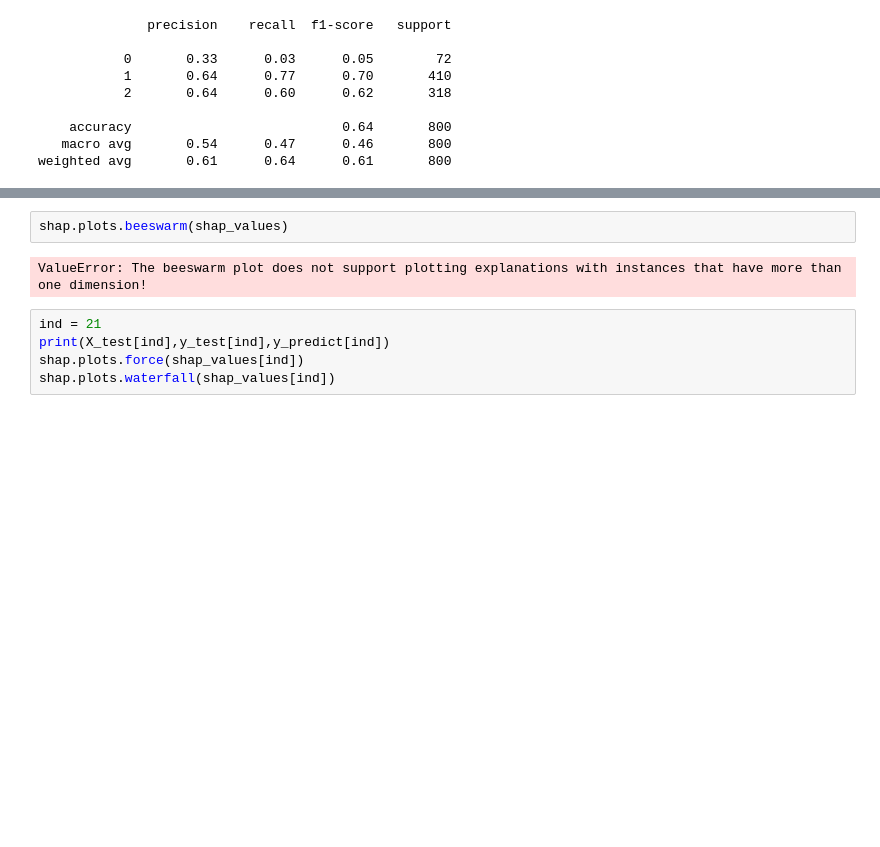
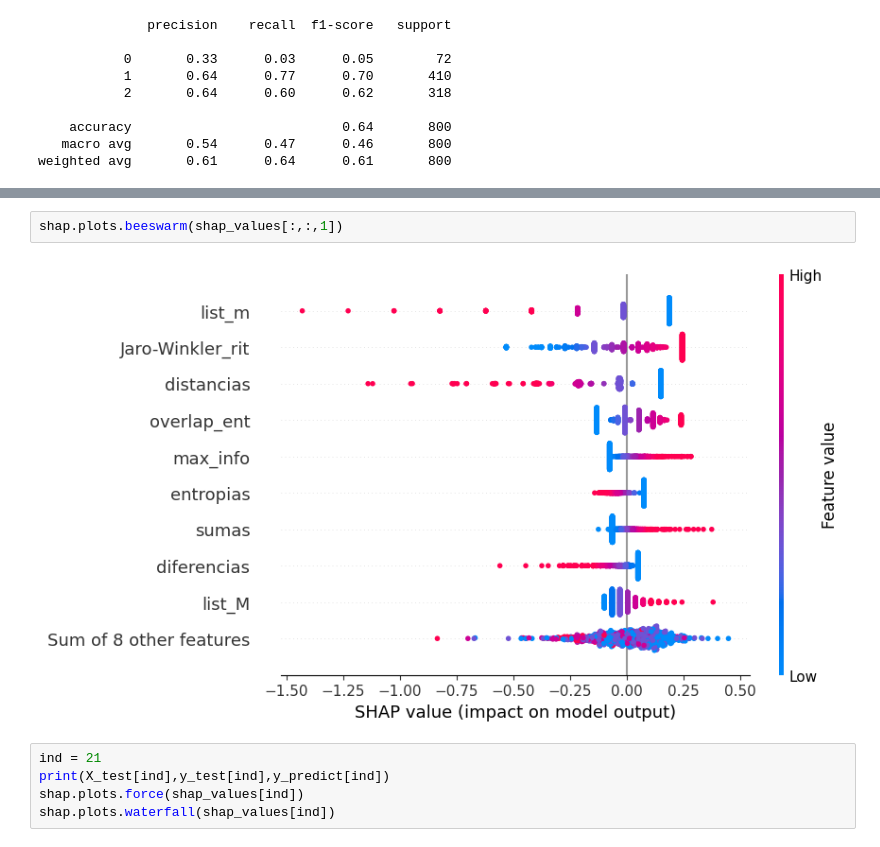
Before and after one commit to david-T-M/RIT_abril, a Jupyter notebook: Regresion_logist_RTE3_3ways_Entidades4.ipynb, the cells around one changed output, grey strips where cells are left out. Cells and saved outputs as stored; diff of their text form; blank space fills up the shorter version.

```diff
--- a/Regresion_logist_RTE3_3ways_Entidades4.ipynb
+++ b/Regresion_logist_RTE3_3ways_Entidades4.ipynb
@@ -569,7 +728,7 @@ array([[0.        , 0.        , 0.75524712, ..., 0.4       , 0.        ,
 # %%
-shap.plots.beeswarm(shap_values)
+shap.plots.beeswarm(shap_values[:,:,1])
 # %% [output]
-ValueError: The beeswarm plot does not support plotting explanations with instances that have more than one dimension!
+[figure, added]
 # %%
 ind = 21
 print(X_test[ind],y_test[ind],y_predict[ind])
```
Also changed, not shown: parts of 26 cells of this notebook, 40 other files.
